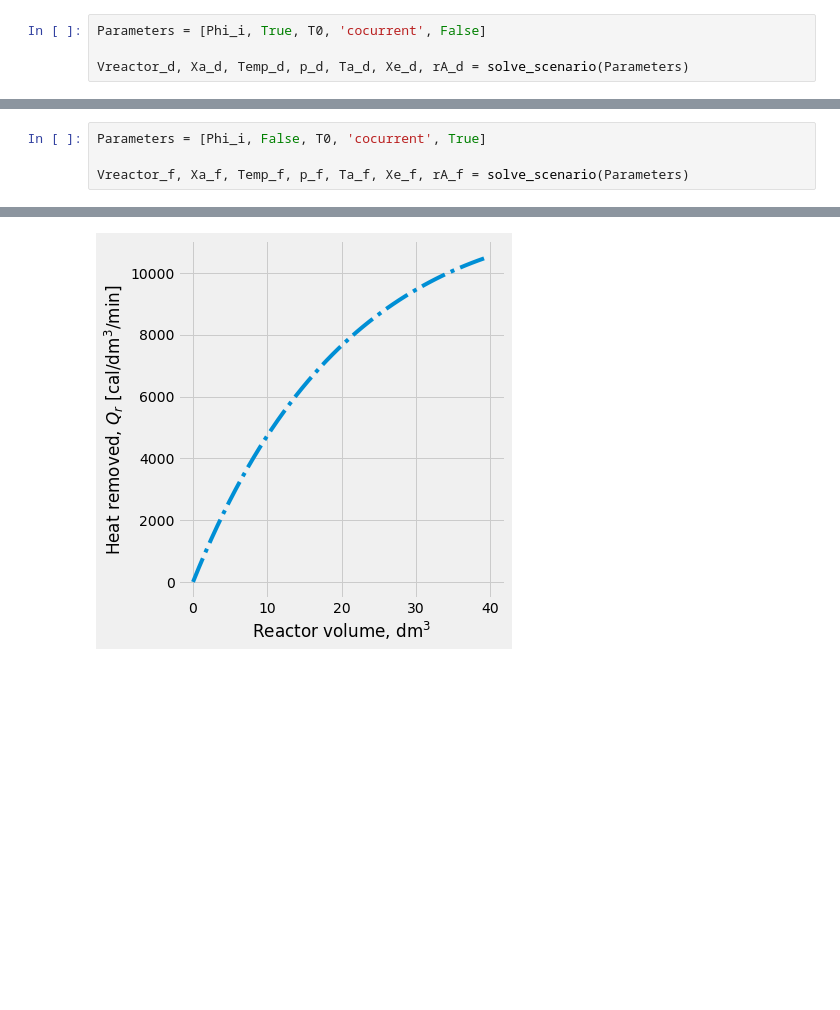
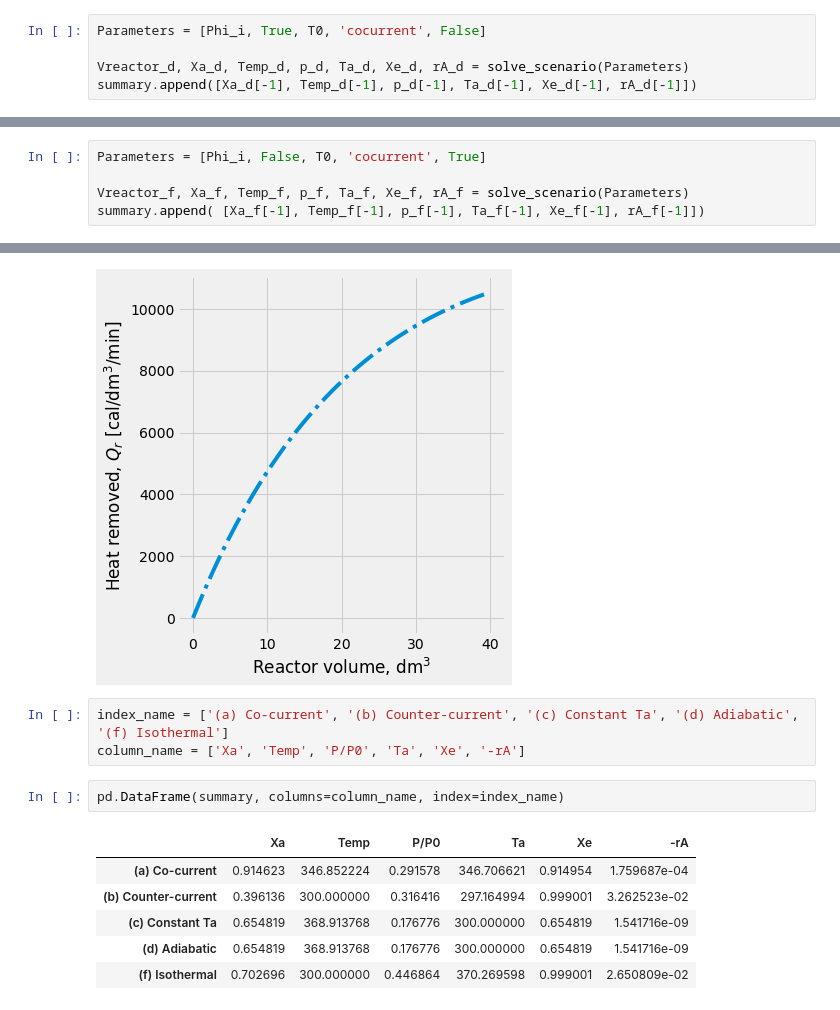
Before and after one commit to aliglara/aliglara, a Jupyter notebook: solved_problems/fogler_5ed_P12-8.ipynb, the cells around one changed output, grey strips where cells are left out. Saved outputs shown, nothing was run; the diff lists cells and outputs as text; blank space fills up the shorter version.

```diff
--- a/solved_problems/fogler_5ed_P12-8.ipynb
+++ b/solved_problems/fogler_5ed_P12-8.ipynb
@@ -287,4 +259,5 @@ Vreactor_c, Xa_c, Temp_c, p_c, Ta_c, Xe_c, rA_c = solve_scenario(Parameters)
 Parameters = [Phi_i, True, T0, 'cocurrent', False]
 
 Vreactor_d, Xa_d, Temp_d, p_d, Ta_d, Xe_d, rA_d = solve_scenario(Parameters)
+summary.append([Xa_d[-1], Temp_d[-1], p_d[-1], Ta_d[-1], Xe_d[-1], rA_d[-1]])
 # %% [output]
@@ -368,4 +341,5 @@ qr = qg
 Parameters = [Phi_i, False, T0, 'cocurrent', True]
 
 Vreactor_f, Xa_f, Temp_f, p_f, Ta_f, Xe_f, rA_f = solve_scenario(Parameters)
+summary.append( [Xa_f[-1], Temp_f[-1], p_f[-1], Ta_f[-1], Xe_f[-1], rA_f[-1]])
 # %% [output]
@@ -382,3 +356,15 @@ plt.tight_layout()
 plt.show()
 # %% [output]
 [figure]
+# %%
+index_name = ['(a) Co-current', '(b) Counter-current', '(c) Constant Ta', '(d) Adiabatic', '(f) Isothermal']
+column_name = ['Xa', 'Temp', 'P/P0', 'Ta', 'Xe', '-rA']
+# %%
+pd.DataFrame(summary, columns=column_name, index=index_name)
+# %% [output]
+|  | Xa | Temp | P/P0 | Ta | Xe | -rA |
+| (a) Co-current | 0.914623 | 346.852224 | 0.291578 | 346.706621 | 0.914954 | 1.759687e-04 |
+| (b) Counter-current | 0.396136 | 300.000000 | 0.316416 | 297.164994 | 0.999001 | 3.262523e-02 |
+| (c) Constant Ta | 0.654819 | 368.913768 | 0.176776 | 300.000000 | 0.654819 | 1.541716e-09 |
+| (d) Adiabatic | 0.654819 | 368.913768 | 0.176776 | 300.000000 | 0.654819 | 1.541716e-09 |
+| (f) Isothermal | 0.702696 | 300.000000 | 0.446864 | 370.269598 | 0.999001 | 2.650809e-02 |
```
Also changed, not shown: parts of 18 cells of this notebook.
